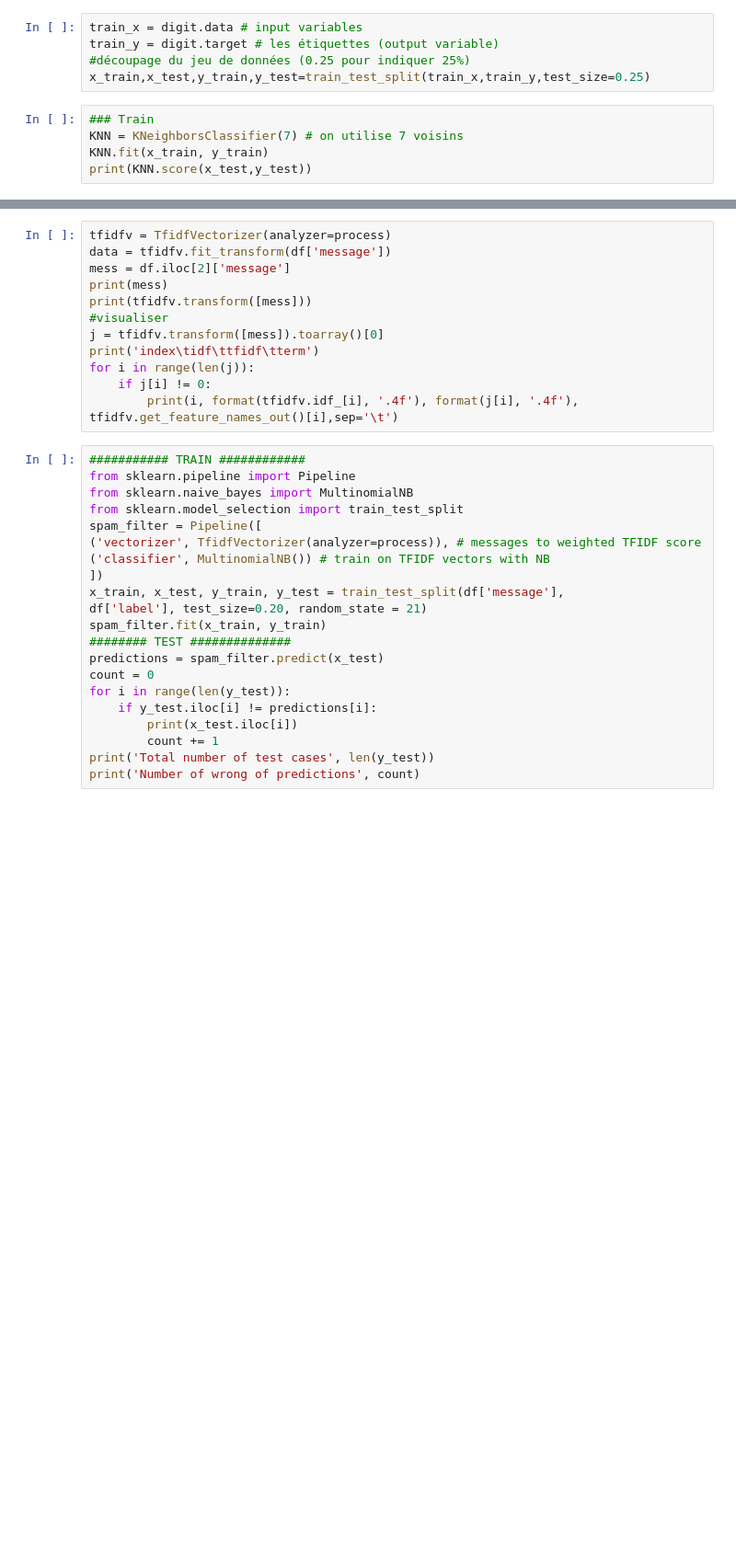
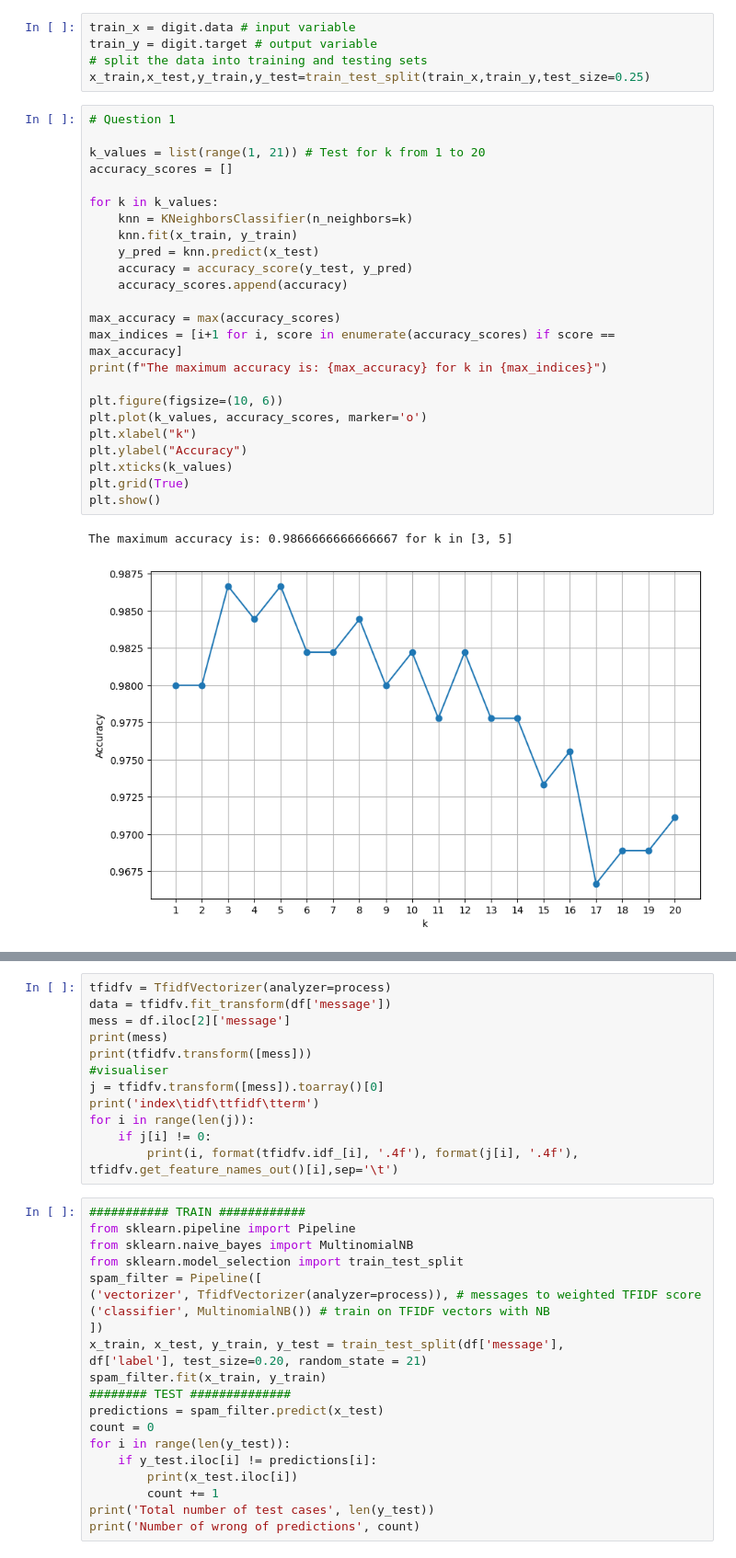
Before and after one commit to mo-hamedaziz/Machine-Learning-Labs, a Jupyter notebook: TP4/tp4.ipynb, the cells around one changed output, grey strips where cells are left out. Shown: that part at 92% size. Saved outputs shown, nothing was run; the diff lists cells and outputs as text; blank space fills up the shorter version.

```diff
--- a/TP4/tp4.ipynb
+++ b/TP4/tp4.ipynb
@@ -23,11 +42,33 @@ plt.show()
 # %%
-train_x = digit.data # input variables
-train_y = digit.target # les étiquettes (output variable)
-#découpage du jeu de données (0.25 pour indiquer 25%)
+train_x = digit.data # input variable
+train_y = digit.target # output variable
+# split the data into training and testing sets
 x_train,x_test,y_train,y_test=train_test_split(train_x,train_y,test_size=0.25)
-# %%
-### Train
-KNN = KNeighborsClassifier(7) # on utilise 7 voisins
-KNN.fit(x_train, y_train)
-print(KNN.score(x_test,y_test))
+# %%
+# Question 1
+
+k_values = list(range(1, 21)) # Test for k from 1 to 20
+accuracy_scores = []
+
+for k in k_values:
+    knn = KNeighborsClassifier(n_neighbors=k)
+    knn.fit(x_train, y_train)
+    y_pred = knn.predict(x_test)
+    accuracy = accuracy_score(y_test, y_pred)
+    accuracy_scores.append(accuracy)
+
+max_accuracy = max(accuracy_scores)
+max_indices = [i+1 for i, score in enumerate(accuracy_scores) if score == max_accuracy]
+print(f"The maximum accuracy is: {max_accuracy} for k in {max_indices}")
+
+plt.figure(figsize=(10, 6))
+plt.plot(k_values, accuracy_scores, marker='o')
+plt.xlabel("k")
+plt.ylabel("Accuracy")
+plt.xticks(k_values)
+plt.grid(True)
+plt.show()
+# %% [output]
+The maximum accuracy is: 0.9866666666666667 for k in [3, 5]
+[figure, added]
 # %%
```
Also changed, not shown: parts of 7 cells of this notebook.
